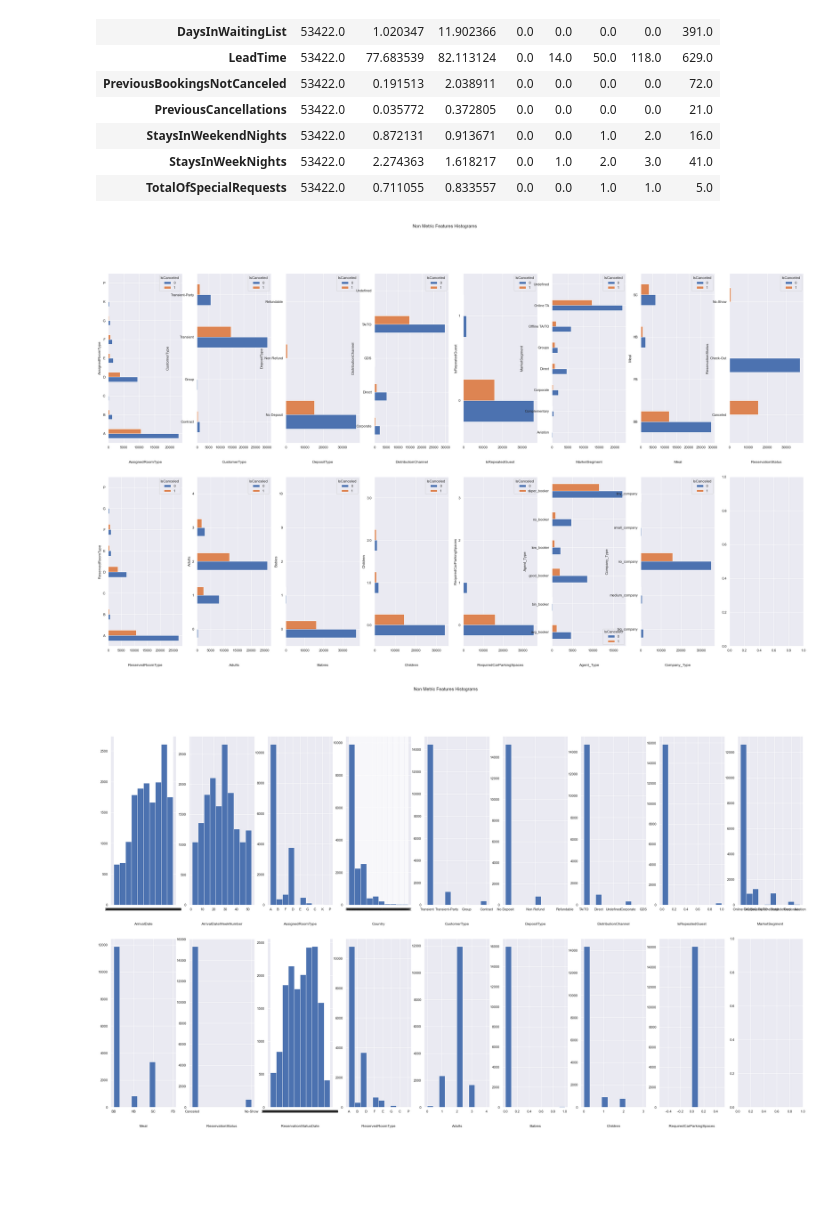
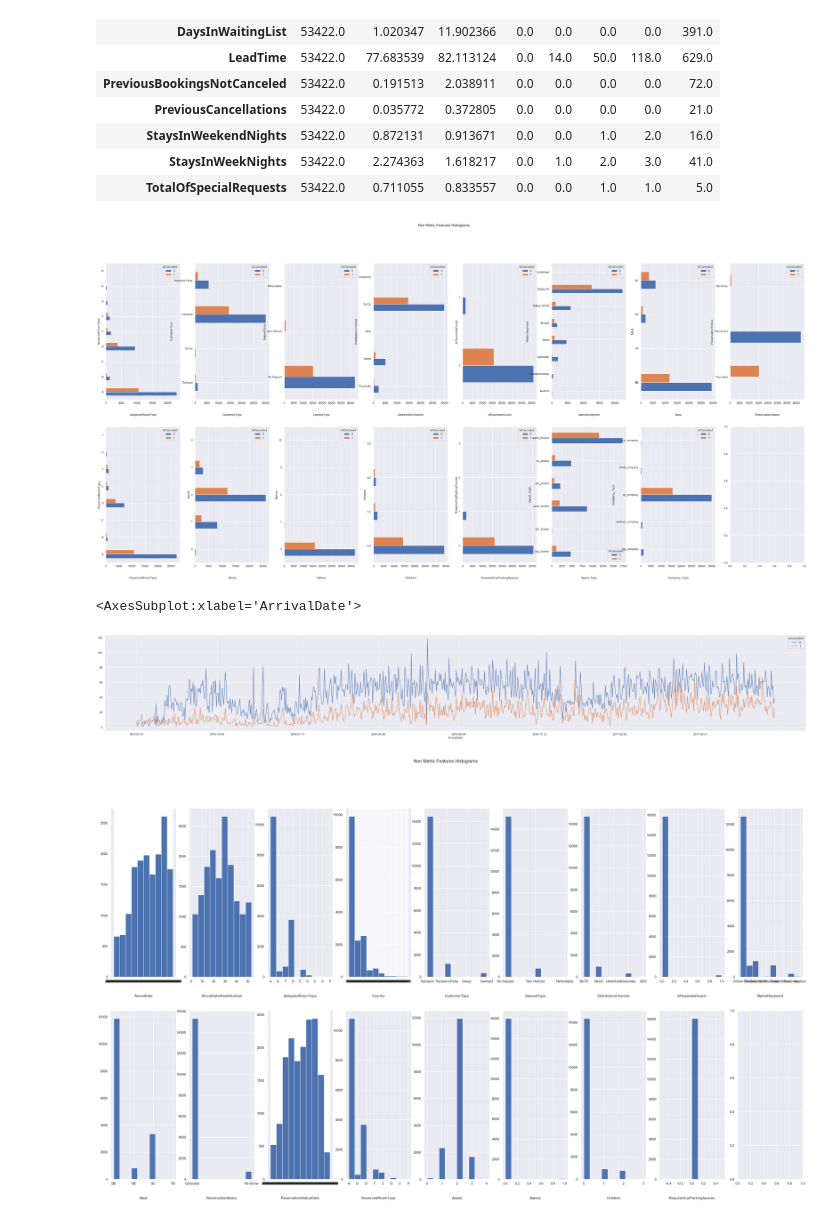
Before and after one commit to diogobulhosa/BC2, a Jupyter notebook: scripts/BC2-Notebook_Visuals.ipynb, the cells around one changed output. Drawn from its saved outputs; the diff is of its cells as text; code cells hidden in the pictures; blank space fills up the shorter version.

```diff
--- a/scripts/BC2-Notebook_Visuals.ipynb
+++ b/scripts/BC2-Notebook_Visuals.ipynb
@@ -33,22 +33,29 @@ df[metric_features].describe().T
 # %%
 # Non Metric Features Histograms except dates
 nmtplotft = ['AssignedRoomType', 'CustomerType', 'DepositType',
                     'DistributionChannel', 'IsRepeatedGuest' , 'MarketSegment', 'Meal', 'ReservationStatus'
                     , 'ReservedRoomType', 'Adults', 'Babies','Children', 'RequiredCarParkingSpaces', 'Agent_Type', 'Company_Type']
 sns.set()
-fig, axes = plt.subplots(2, ceil(len(nmtplotft) / 2), figsize=(40, 22))
+fig, axes = plt.subplots(2, ceil(len(nmtplotft) / 2), figsize=(50, 22))
 
 for ax, feat in zip(axes.flatten(), nmtplotft):
     df.groupby(['IsCanceled',feat]).size().unstack(0).plot.barh(ax=ax)
     ax.set_title(feat, y=-0.13)
 
 title = "Non Metric Features Histograms"
 
 plt.suptitle(title)
 
 plt.show()
 # %% [output]
-[figure, old version]
+[figure, new version]
+# %%
+fig, ax = plt.subplots(figsize=(50,7))
+df.groupby(['IsCanceled','ArrivalDate']).size().unstack(0).plot(ax=ax)
+df.groupby(['IsCanceled','Reservation']).size().unstack(0).plot(ax=ax)
+# %% [output]
+<AxesSubplot:xlabel='ArrivalDate'>
+[figure, added]
 # %%
 # Non Metric Features Histograms
 sns.set()
```
Also changed, not shown: parts of 1 cell of this notebook, 1 other file.
